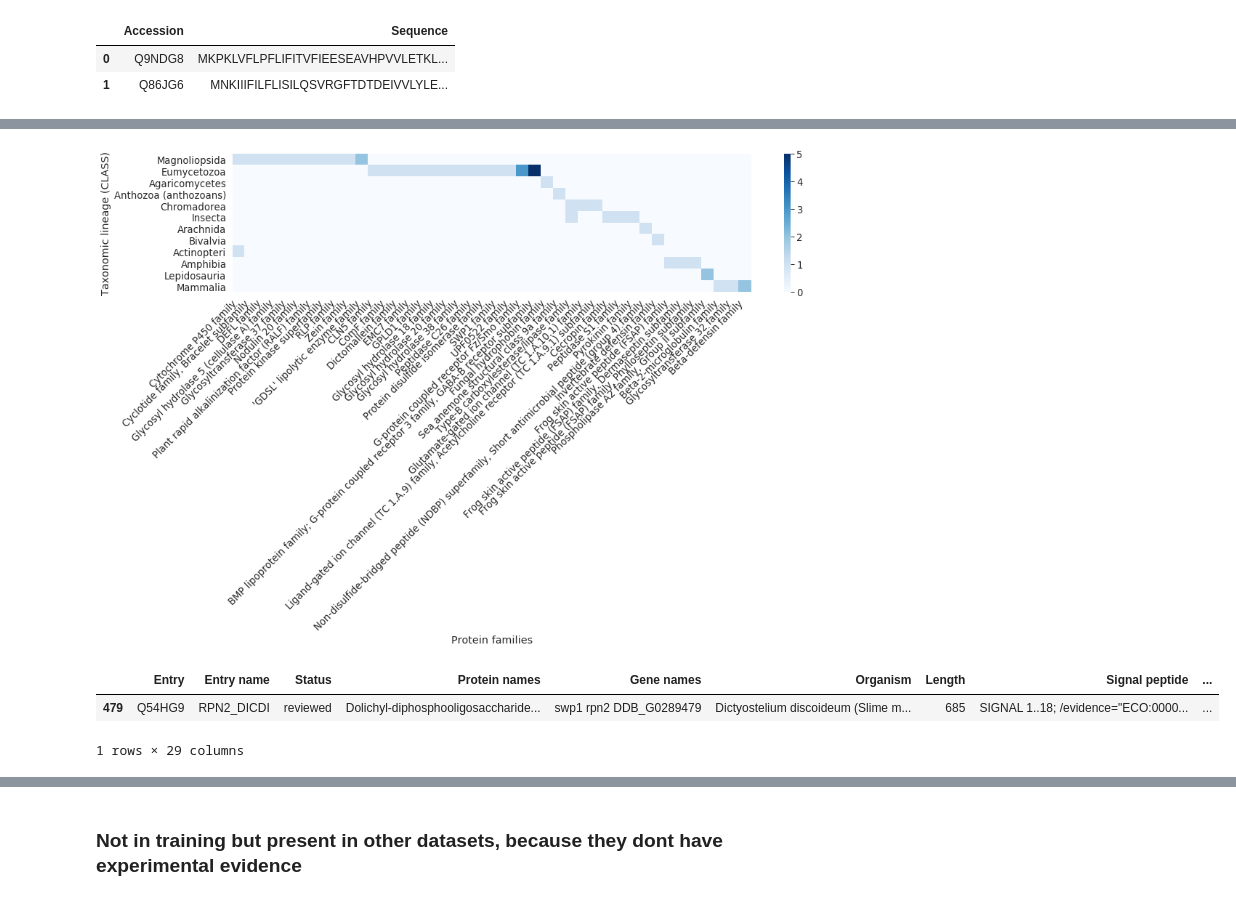
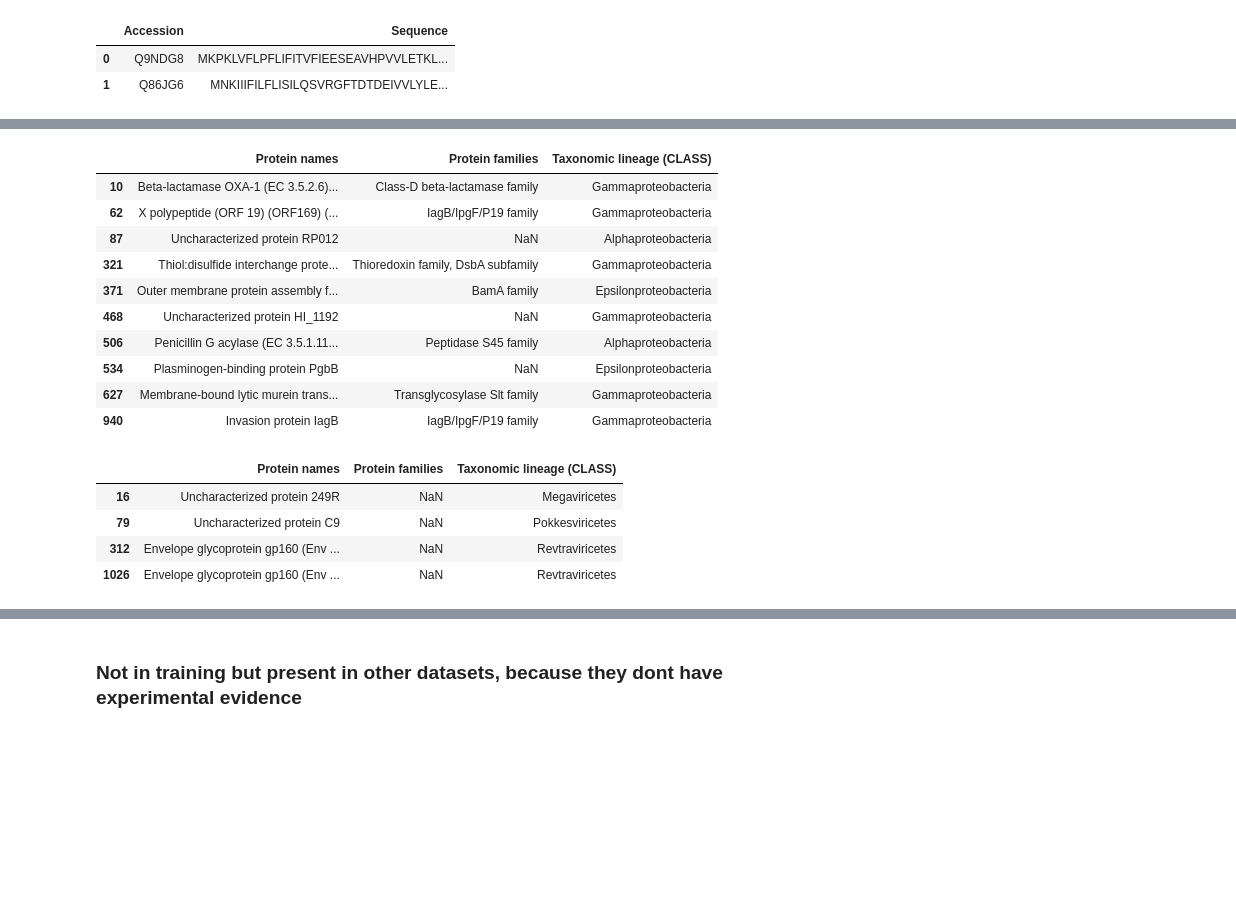
Before and after one commit to Gardner-BinfLab/Razor_paper_2021, a Jupyter notebook: UniProt_Scan/Toxin_detection_after_scoring.ipynb, the cells around one changed output, grey strips where cells are left out. Cells and saved outputs as stored; diff of their text form; code cells hidden in the pictures; blank space fills up the shorter version.

```diff
--- a/UniProt_Scan/Toxin_detection_after_scoring.ipynb
+++ b/UniProt_Scan/Toxin_detection_after_scoring.ipynb
@@ -56,4 +61,5 @@ probable_sp.to_pickle('all_toxins_predicted.pkl.gz')
 # %% [markdown]
 ### Uniprot ID mapping
 # %%
-df_uniprot = pd.read_csv('uniprot-yourlist M20201114A94466D2655679D1FD8953E075198DA811DD20E.tab.gz', sep='\t')
+df_uniprot = pd.read_csv('uniprot-yourlist M20210221A94466D2655679D1FD8953E075198DA804A364Y.tab.gz', sep='\t')
+df_uniprot.columns
@@ -86,3 +89,0 @@ seq_df.head()
-# %%
-df_uniprot = df_uniprot.merge(seq_df, on='Entry')
-df_uniprot.shape
@@ -109,6 +119,8 @@ archaea.shape
 # %%
-filtered_ = df_uniprot[df_uniprot.Entry.apply(lambda x: x not in \
-                                              list(set(bacteria.Entry.values))
-                                              + list(set( archaea.Entry.values)))].copy()
+# filtered_ = df_uniprot[df_uniprot.Entry.apply(lambda x: x not in \
+#                                               list(set(bacteria.Entry.values))
+#                                               + list(set( archaea.Entry.values)))].copy()
+
+filtered_ = df_uniprot[df_uniprot.Entry.apply(lambda x: x not in list(set( archaea.Entry.values)))].copy()
 filtered_.shape
 # %% [output]
@@ -366,43 +437,27 @@ plt.savefig('../figs/toxins_organisms_predictions_uniprot_bar.pdf',  bbox_inches
-# %%
-sns.set_context("paper", font_scale=1.5)
-plt.figure(figsize=(16, 3.5))
-
-sort_cols = [#'N/A',
-    'Magnoliopsida',
-    'Eumycetozoa',
-    'Agaricomycetes',
-    'Anthozoa (anthozoans)',
-    'Chromadorea',
-    'Insecta',
-    'Arachnida',
-    'Bivalvia',
-    'Actinopteri',
-    'Amphibia',
-    'Lepidosauria',
-    'Mammalia']
-
-plot_df['Heatmap'] = 1 #required for aggregation
-
-new_df = plot_df[['Heatmap','Protein families', 'Taxonomic lineage (CLASS)']]\
-.groupby(['Protein families', 'Taxonomic lineage (CLASS)']).count().reset_index()\
-.pivot_table(index='Protein families',
-             columns='Taxonomic lineage (CLASS)',
-             values='Heatmap')
-
-tt = new_df.copy().sort_values(by=sort_cols, ascending=True)[sort_cols].fillna(0)
-
-ax = sns.heatmap(tt.transpose() , cmap='Blues')
-plt.xticks(rotation=45, ha='right');
-# ax.invert_yaxis()
-# plt.savefig('../figs/toxins_protein_families_predictions_uniprot.pdf',  bbox_inches='tight', pad_inches=0)
-# %% [output]
-[figure, removed]
 # %%
-clustered_df[clustered_df['Protein families'].apply(lambda x: 'u' in str(x).lower())]#['Protein names'].values
+# clustered_df[clustered_df['Protein families'].apply(lambda x: 'u' in str(x).lower())]#['Protein names'].values
+clustered_df[clustered_df['Taxonomic lineage (CLASS)'].apply(lambda x: 'bacteria' in str(x).lower())][['Protein names', 'Protein families', 'Taxonomic lineage (CLASS)']]
 # %% [output]
-|  | Entry | Entry name | Status | Protein names | Gene names | Organism | Length | Signal peptide | ... |
-| 479 | Q54HG9 | RPN2_DICDI | reviewed | Dolichyl-diphosphooligosaccharide... | swp1 rpn2 DDB_G0289479 | Dictyostelium discoideum (Slime m... | 685 | SIGNAL 1..18; /evidence="ECO:0000... | ... |
+|  | Protein names | Protein families | Taxonomic lineage (CLASS) |
+| 10 | Beta-lactamase OXA-1 (EC 3.5.2.6)... | Class-D beta-lactamase family | Gammaproteobacteria |
+| 62 | X polypeptide (ORF 19) (ORF169) (... | IagB/IpgF/P19 family | Gammaproteobacteria |
+| 87 | Uncharacterized protein RP012 | NaN | Alphaproteobacteria |
+| 321 | Thiol:disulfide interchange prote... | Thioredoxin family, DsbA subfamily | Gammaproteobacteria |
+| 371 | Outer membrane protein assembly f... | BamA family | Epsilonproteobacteria |
+| 468 | Uncharacterized protein HI_1192 | NaN | Gammaproteobacteria |
+| 506 | Penicillin G acylase (EC 3.5.1.11... | Peptidase S45 family | Alphaproteobacteria |
+| 534 | Plasminogen-binding protein PgbB | NaN | Epsilonproteobacteria |
+| 627 | Membrane-bound lytic murein trans... | Transglycosylase Slt family | Gammaproteobacteria |
+| 940 | Invasion protein IagB | IagB/IpgF/P19 family | Gammaproteobacteria |
-1 rows × 29 columns
+# %%
+# clustered_df[clustered_df['Protein families'].apply(lambda x: 'u' in str(x).lower())]#['Protein names'].values
+clustered_df[clustered_df['Taxonomic lineage (CLASS)'].apply(lambda x: 'vir' in str(x).lower())][['Protein names', 'Protein families', 'Taxonomic lineage (CLASS)']]
+# %% [output]
+|  | Protein names | Protein families | Taxonomic lineage (CLASS) |
+| 16 | Uncharacterized protein 249R | NaN | Megaviricetes |
+| 79 | Uncharacterized protein C9 | NaN | Pokkesviricetes |
+| 312 | Envelope glycoprotein gp160 (Env ... | NaN | Revtraviricetes |
+| 1026 | Envelope glycoprotein gp160 (Env ... | NaN | Revtraviricetes |
 # %%
 tt.sum().sum()
 # %% [output]
```
Also changed, not shown: parts of 56 cells of this notebook, 38 other files.
